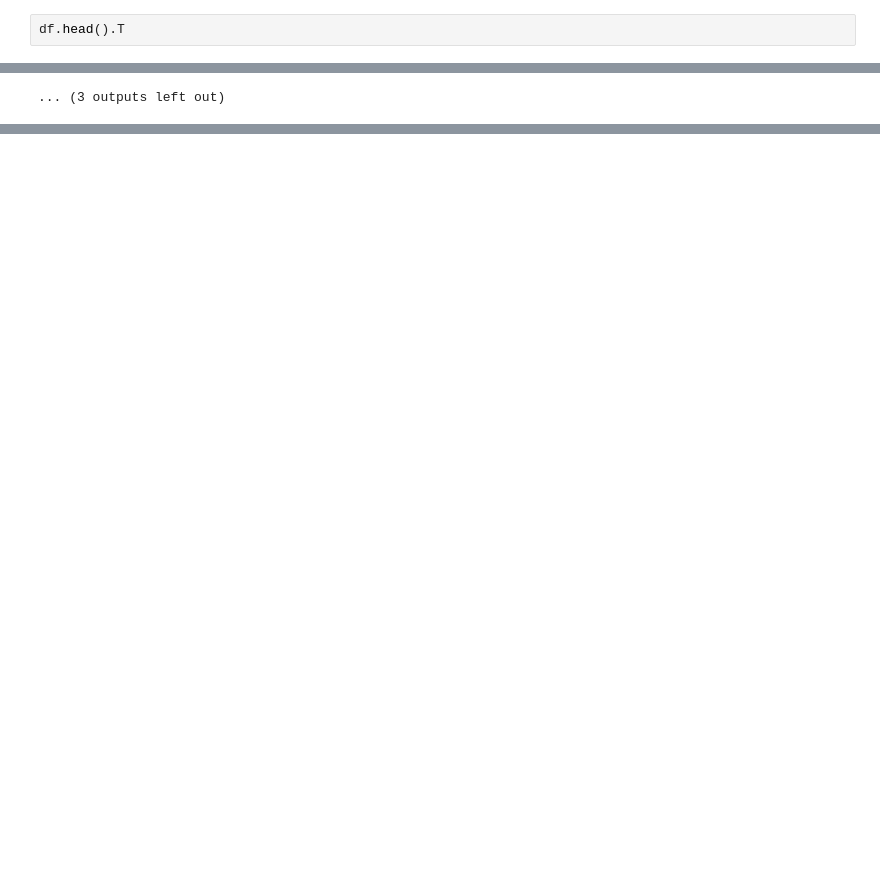
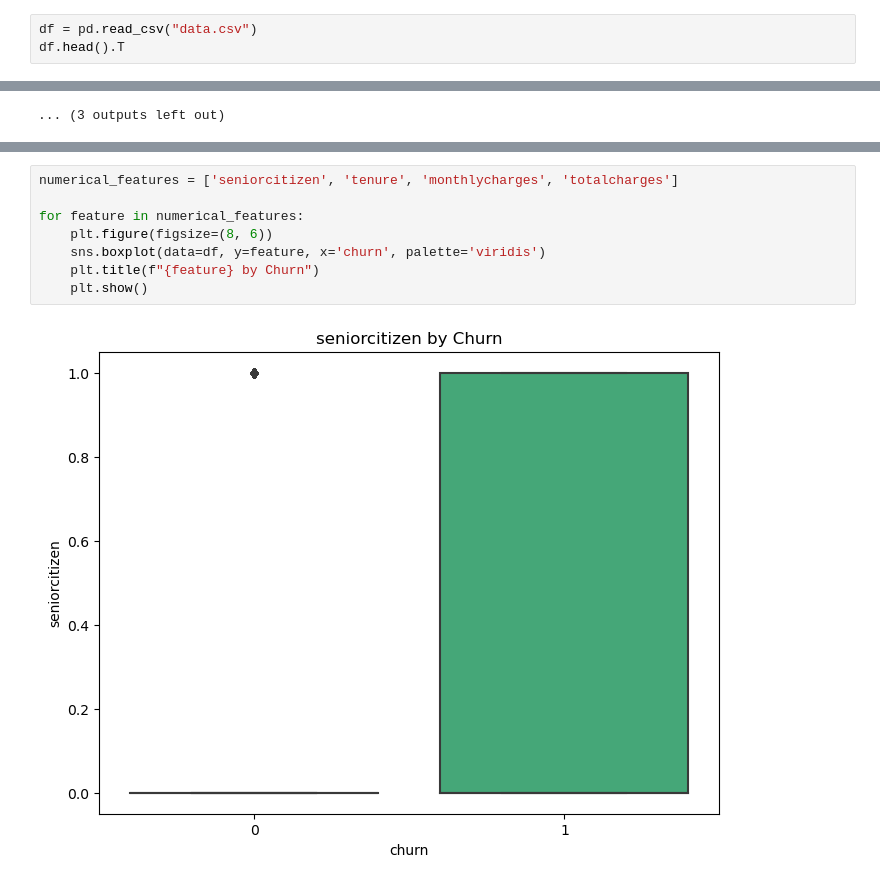
Before and after one commit to ynsyassine/churn_prediction, a Jupyter notebook: churnprediction.ipynb, the cells around one changed output, grey strips where cells are left out. Saved outputs shown, nothing was run; the diff lists cells and outputs as text; blank space fills up the shorter version.

```diff
--- a/churnprediction.ipynb
+++ b/churnprediction.ipynb
@@ -24,4 +36,5 @@ df = pd.read_csv(data_url)
 # %%
+df = pd.read_csv("data.csv")
 df.head().T
 # %% [output]
 |  | 0 | 1 | 2 | 3 | 4 |
@@ -427,0 +500,10 @@ C:\Users\lenovo
+# %%
+numerical_features = ['seniorcitizen', 'tenure', 'monthlycharges', 'totalcharges']
+
+for feature in numerical_features:
+    plt.figure(figsize=(8, 6))
+    sns.boxplot(data=df, y=feature, x='churn', palette='viridis')
+    plt.title(f"{feature} by Churn")
+    plt.show()
+# %% [output]
+[figure, added]
```
Also changed, not shown: parts of 20 cells of this notebook, 14 other files.
